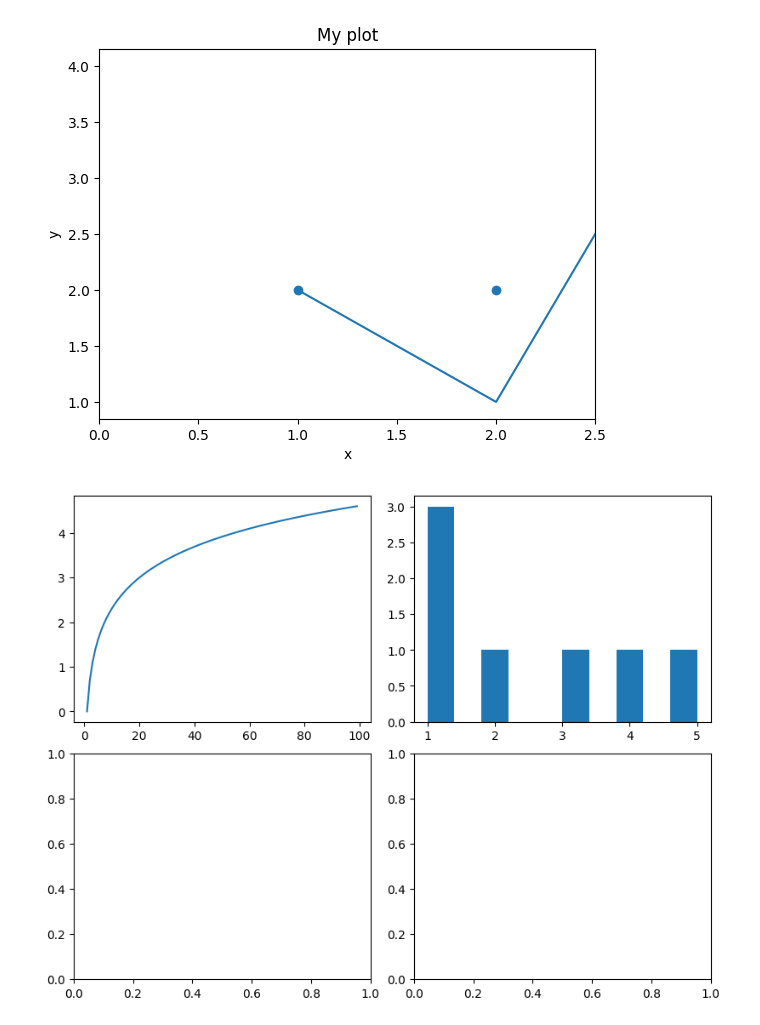
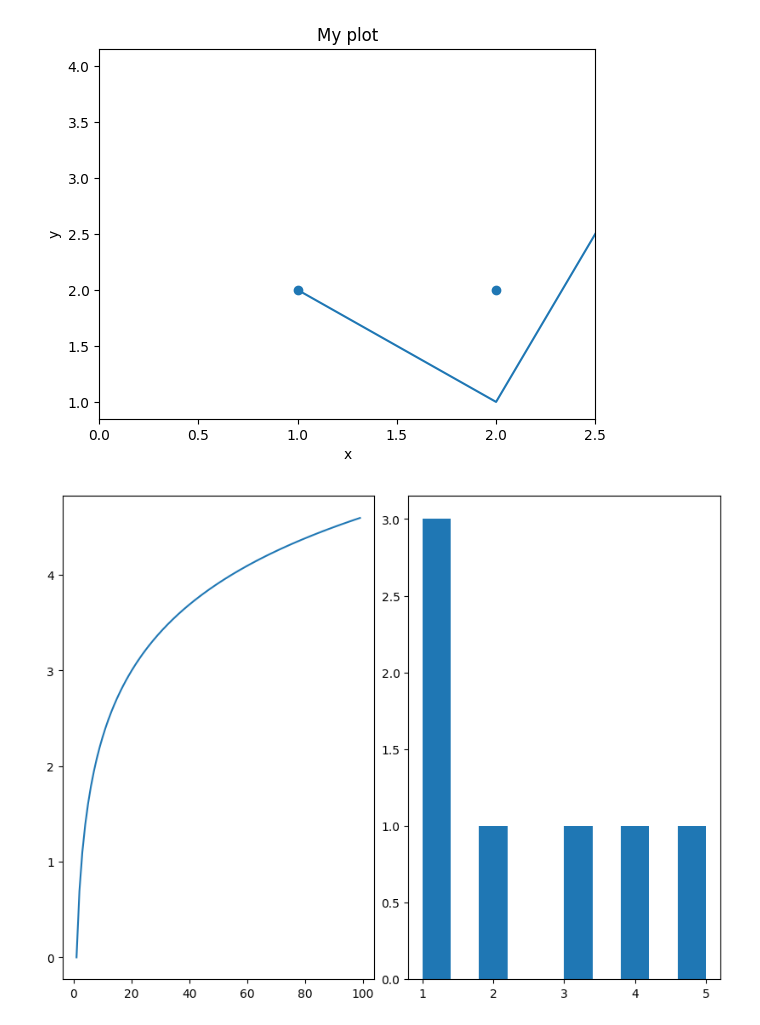
Before and after one commit to NamTran2048/Machine-Learning, a Jupyter notebook: Chapter 0.ipynb, the cells around one changed output. Saved outputs shown, nothing was run; the diff lists cells and outputs as text; code cells hidden in the pictures.

```diff
--- a/Chapter 0.ipynb
+++ b/Chapter 0.ipynb
@@ -197,11 +214,11 @@ plt.show()
 # %%
 
 data = [1,1,1,3,2,4,5]
 
-fig, axes = plt.subplots(nrows=2, ncols=2, figsize=(8,6), constrained_layout=True)
-axes[0,0].plot(X, Y)
-axes[0,1].hist(data)
+fig, axes = plt.subplots(nrows=1, ncols=2, figsize=(8,6), constrained_layout=True)
+axes[0].plot(X, Y)
+axes[1].hist(data)
 plt.show()
 # %% [output]
-[figure, old version]
+[figure, new version]
 # %%
```
Also changed, not shown: parts of 8 cells of this notebook, 13 other files.
